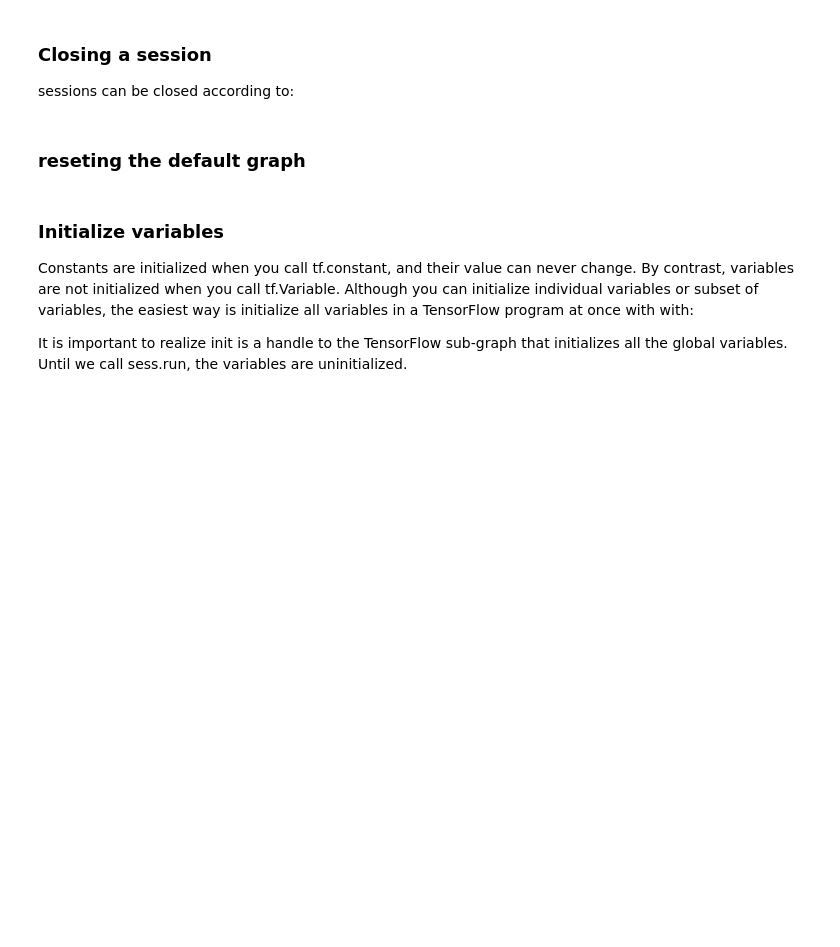
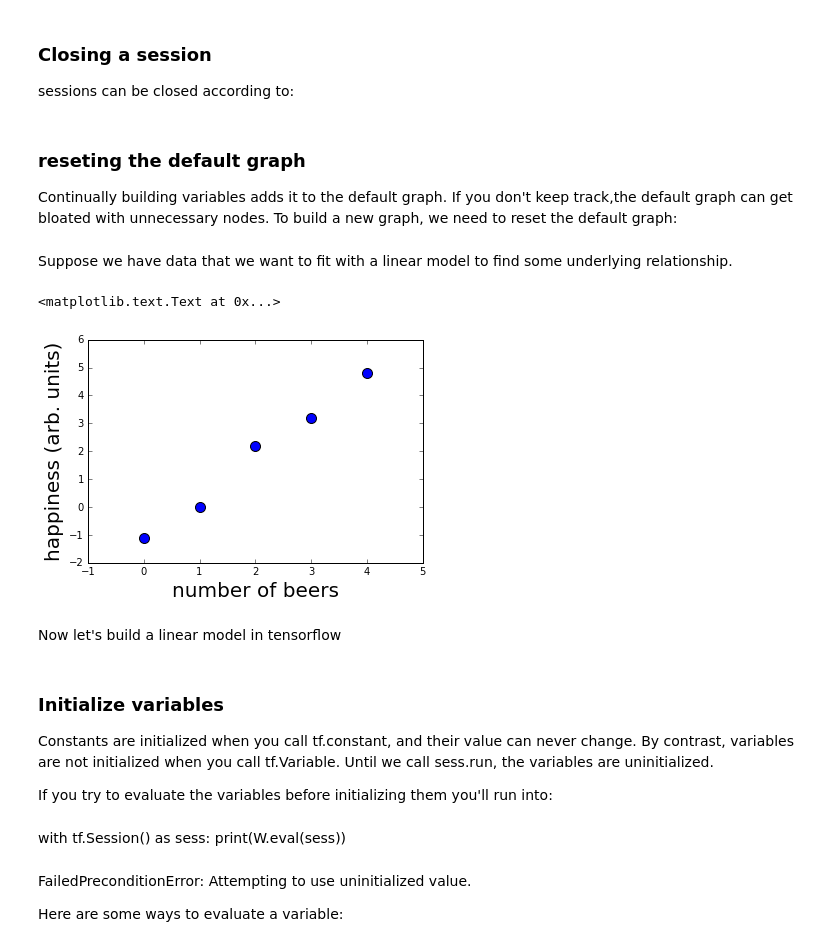
Before and after one commit to p-koo/tensorflow_tutorial_genomics, a Jupyter notebook: tutorials_tensorflow/Notebook_Tensorflow_Basics.ipynb, the cells around one changed output. Drawn from its saved outputs; the diff is of its cells as text; code cells hidden in the pictures; blank space fills up the shorter version.

```diff
--- a/tutorials_tensorflow/Notebook_Tensorflow_Basics.ipynb
+++ b/tutorials_tensorflow/Notebook_Tensorflow_Basics.ipynb
@@ -101,8 +111,25 @@ tf.get_variable(
 sessions can be closed according to:
 # %%
 sess.close()
-# %% [markdown]
-### reseting the default graph
+# %% [markdown]
+### reseting the default graph
+
+Continually building variables adds it to the default graph. If you don't keep track,the default graph can get bloated with unnecessary nodes.  To build a new graph, we need to reset the default graph:
 # %%
 tf.reset_default_graph()
+# %% [markdown]
+Suppose we have data that we want to fit with a linear model to find some underlying relationship.
+# %%
+x_data = np.array([0, 1, 2, 3, 4])
+y_data = np.array([-1.1, 0.0, 2.2, 3.2, 4.8])
+
+plt.figure()
+plt.scatter(x_data, y_data, s=100)
+plt.xlabel('number of beers', fontsize=20)
+plt.ylabel('happiness (arb. units)', fontsize=20)
+# %% [output]
+<matplotlib.text.Text at 0x...>
+[figure, added]
+# %% [markdown]
+Now let's build a linear model in tensorflow
 # %%
@@ -113,8 +145,14 @@ linear_model = W*x + b
 # %% [markdown]
 ### Initialize variables
 
-Constants are initialized when you call tf.constant, and their value can never change.
-By contrast, variables are not initialized when you call tf.Variable.
-Although you can initialize individual variables or subset of variables, the easiest way is initialize all variables in a TensorFlow program at once with with:
+Constants are initialized when you call tf.constant, and their value can never change. By contrast, variables are not initialized when you call tf.Variable. Until we call sess.run, the variables are uninitialized.
 
-It is important to realize init is a handle to the TensorFlow sub-graph that initializes all the global variables. Until we call sess.run, the variables are uninitialized.
+
+If you try to evaluate the variables before initializing them you'll run into:
+# %% [markdown]
+with tf.Session() as sess:
+    print(W.eval(sess))
+# %% [markdown]
+FailedPreconditionError: Attempting to use uninitialized value.
+
+Here are some ways to evaluate a variable:
```
Also changed, not shown: parts of 54 cells of this notebook, 10 other files.
